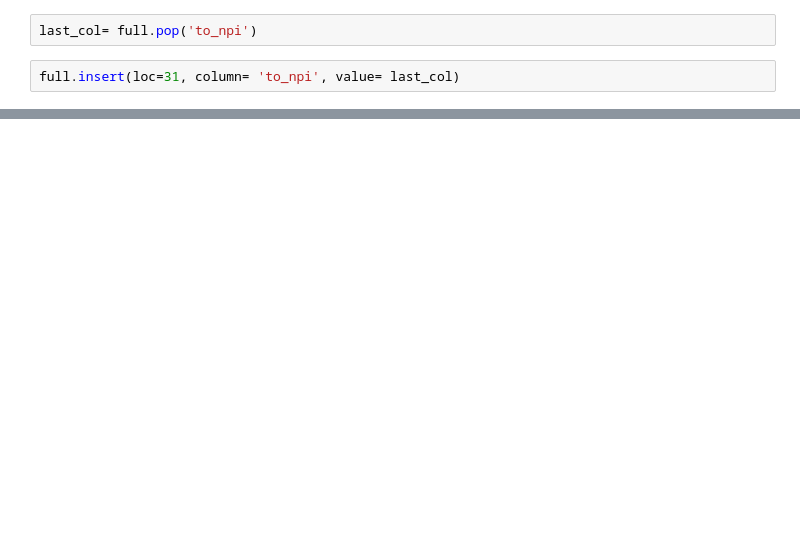
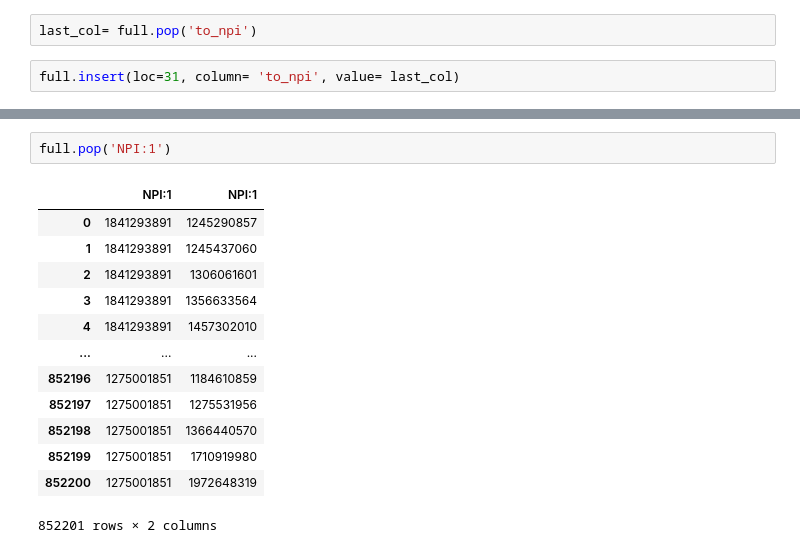
Before and after one commit to nss-data-science-cohort-5/hop_team-hot_pretzels, a Jupyter notebook: HCBB2_V2.ipynb, the cells around one changed output, grey strips where cells are left out. Drawn from its saved outputs; the diff is of its cells as text; blank space fills up the shorter version.

```diff
--- a/HCBB2_V2.ipynb
+++ b/HCBB2_V2.ipynb
@@ -121,0 +122,16 @@ full.pop('npi')
+# %%
+full.pop('NPI:1')
+# %% [output]
+|  | NPI:1 | NPI:1 |
+| 0 | 1841293891 | 1245290857 |
+| 1 | 1841293891 | 1245437060 |
+| 2 | 1841293891 | 1306061601 |
+| 3 | 1841293891 | 1356633564 |
+| 4 | 1841293891 | 1457302010 |
+| ... | ... | ... |
+| 852196 | 1275001851 | 1184610859 |
+| 852197 | 1275001851 | 1275531956 |
+| 852198 | 1275001851 | 1366440570 |
+| 852199 | 1275001851 | 1710919980 |
+| 852200 | 1275001851 | 1972648319 |
+852201 rows × 2 columns
```
Also changed, not shown: parts of 9 cells of this notebook.
